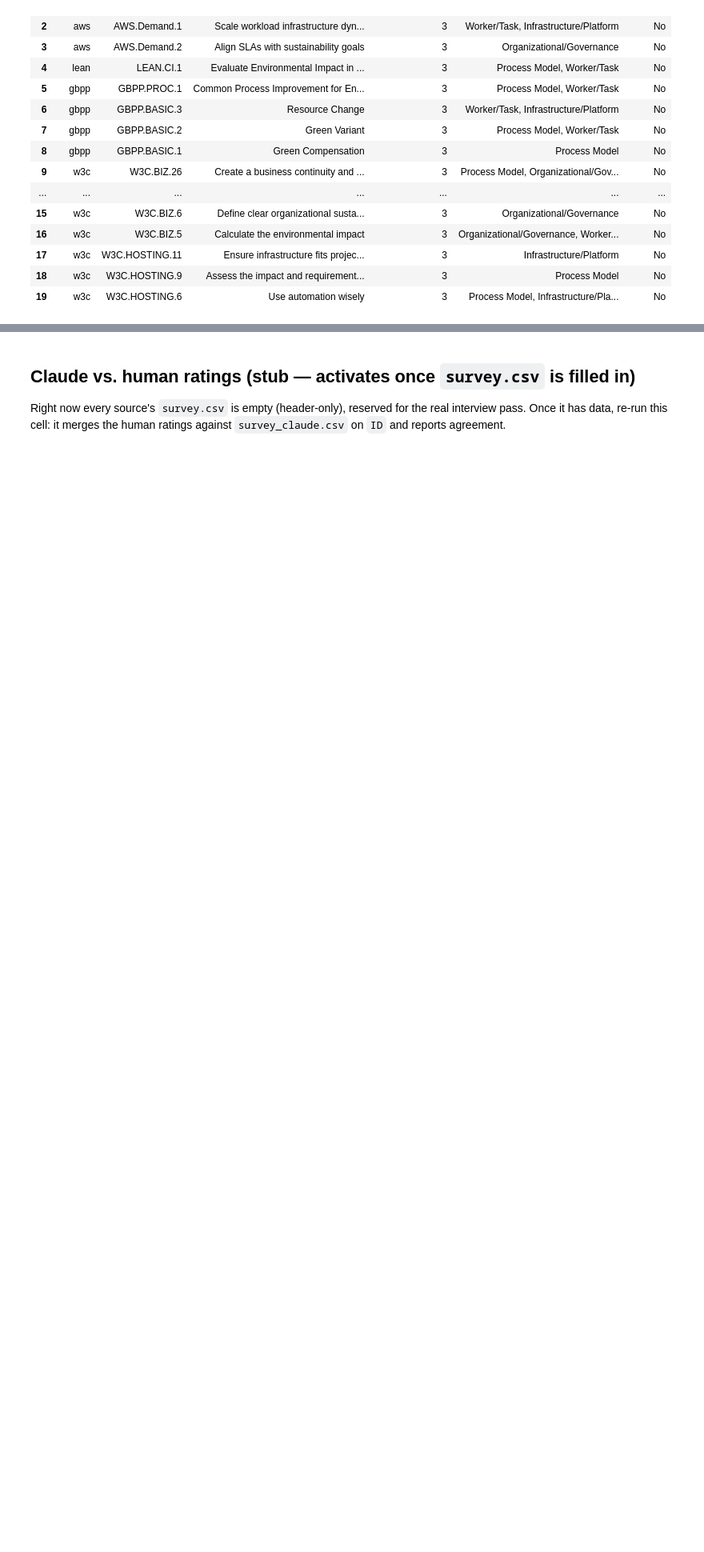
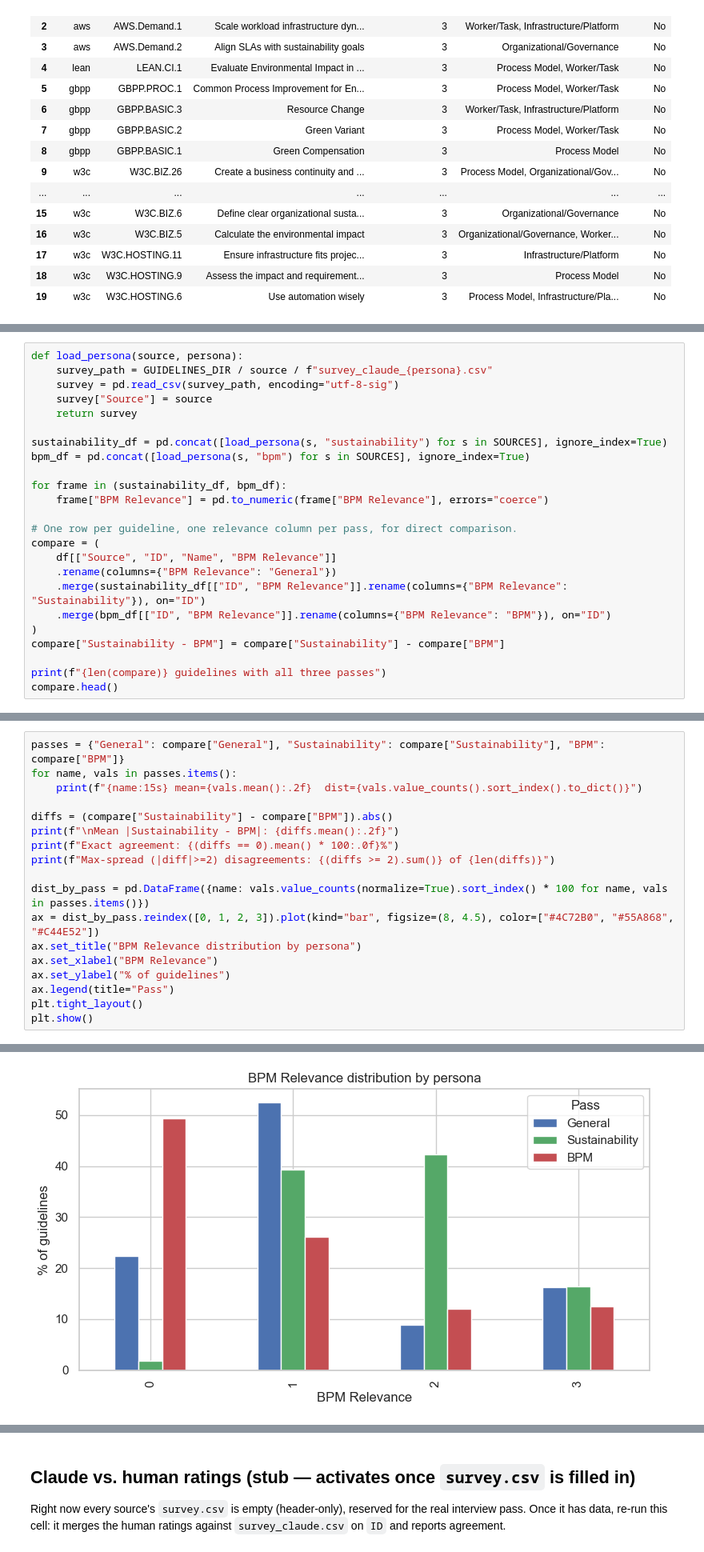
Before and after one commit to nyuuyn/green-bpm-survey, a Jupyter notebook: analysis.ipynb, the cells around one changed output, grey strips where cells are left out. Shown at 80% size. Cells and saved outputs as stored; diff of their text form; blank space fills up the shorter version.

```diff
--- a/analysis.ipynb
+++ b/analysis.ipynb
@@ -265,0 +285,24 @@ top
+# %%
+def load_persona(source, persona):
+    survey_path = GUIDELINES_DIR / source / f"survey_claude_{persona}.csv"
+    survey = pd.read_csv(survey_path, encoding="utf-8-sig")
+    survey["Source"] = source
+    return survey
+
+sustainability_df = pd.concat([load_persona(s, "sustainability") for s in SOURCES], ignore_index=True)
+bpm_df = pd.concat([load_persona(s, "bpm") for s in SOURCES], ignore_index=True)
+
+for frame in (sustainability_df, bpm_df):
+    frame["BPM Relevance"] = pd.to_numeric(frame["BPM Relevance"], errors="coerce")
+
+# One row per guideline, one relevance column per pass, for direct comparison.
+compare = (
+    df[["Source", "ID", "Name", "BPM Relevance"]]
+    .rename(columns={"BPM Relevance": "General"})
+    .merge(sustainability_df[["ID", "BPM Relevance"]].rename(columns={"BPM Relevance": "Sustainability"}), on="ID")
+    .merge(bpm_df[["ID", "BPM Relevance"]].rename(columns={"BPM Relevance": "BPM"}), on="ID")
+)
+compare["Sustainability - BPM"] = compare["Sustainability"] - compare["BPM"]
+
+print(f"{len(compare)} guidelines with all three passes")
+compare.head()
@@ -265,0 +317,19 @@ top
+# %%
+passes = {"General": compare["General"], "Sustainability": compare["Sustainability"], "BPM": compare["BPM"]}
+for name, vals in passes.items():
+    print(f"{name:15s} mean={vals.mean():.2f}  dist={vals.value_counts().sort_index().to_dict()}")
+
+diffs = (compare["Sustainability"] - compare["BPM"]).abs()
+print(f"\nMean |Sustainability - BPM|: {diffs.mean():.2f}")
+print(f"Exact agreement: {(diffs == 0).mean() * 100:.0f}%")
+print(f"Max-spread (|diff|>=2) disagreements: {(diffs >= 2).sum()} of {len(diffs)}")
+
+dist_by_pass = pd.DataFrame({name: vals.value_counts(normalize=True).sort_index() * 100 for name, vals in passes.items()})
+ax = dist_by_pass.reindex([0, 1, 2, 3]).plot(kind="bar", figsize=(8, 4.5), color=["#4C72B0", "#55A868", "#C44E52"])
+ax.set_title("BPM Relevance distribution by persona")
+ax.set_xlabel("BPM Relevance")
+ax.set_ylabel("% of guidelines")
+ax.legend(title="Pass")
+plt.tight_layout()
+plt.show()
+# %% [output]
@@ -265,0 +343 @@ top
+[figure, added]
```
Also changed, not shown: parts of 5 cells of this notebook, 20 other files.
